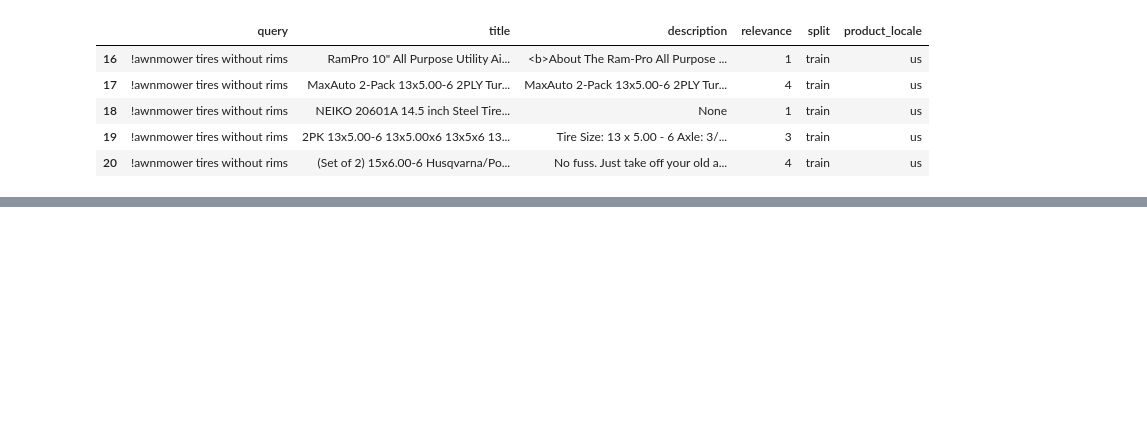
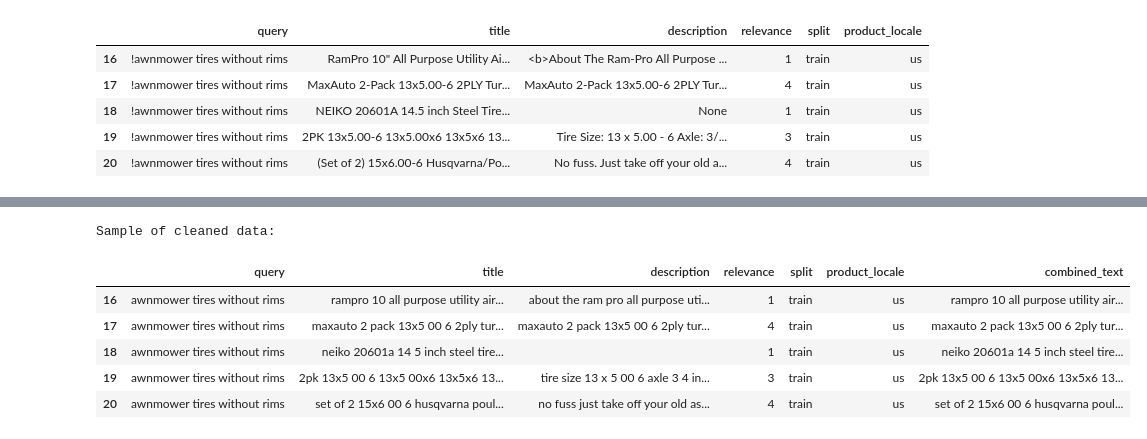
Before and after one commit to wei-wang11/Semantic-Search-Evaluation, a Jupyter notebook: report_notebook.ipynb, the cells around one changed output, grey strips where cells are left out. Saved outputs shown, nothing was run; the diff lists cells and outputs as text; code cells hidden in the pictures; blank space fills up the shorter version.

```diff
--- a/report_notebook.ipynb
+++ b/report_notebook.ipynb
@@ -718,0 +201,12 @@ Evaluating model on None train set...
+# %%
+# Cleaned data sample
+print("Sample of cleaned data:")
+data_preprocessor.df.head(5)
+# %% [output]
+Sample of cleaned data:
+|  | query | title | description | relevance | split | product_locale | combined_text |
+| 16 | awnmower tires without rims | rampro 10 all purpose utility air... | about the ram pro all purpose uti... | 1 | train | us | rampro 10 all purpose utility air... |
+| 17 | awnmower tires without rims | maxauto 2 pack 13x5 00 6 2ply tur... | maxauto 2 pack 13x5 00 6 2ply tur... | 4 | train | us | maxauto 2 pack 13x5 00 6 2ply tur... |
+| 18 | awnmower tires without rims | neiko 20601a 14 5 inch steel tire... |  | 1 | train | us | neiko 20601a 14 5 inch steel tire... |
+| 19 | awnmower tires without rims | 2pk 13x5 00 6 13x5 00x6 13x5x6 13... | tire size 13 x 5 00 6 axle 3 4 in... | 3 | train | us | 2pk 13x5 00 6 13x5 00x6 13x5x6 13... |
+| 20 | awnmower tires without rims | set of 2 15x6 00 6 husqvarna poul... | no fuss just take off your old as... | 4 | train | us | set of 2 15x6 00 6 husqvarna poul... |
```
Also changed, not shown: parts of 26 cells of this notebook.
